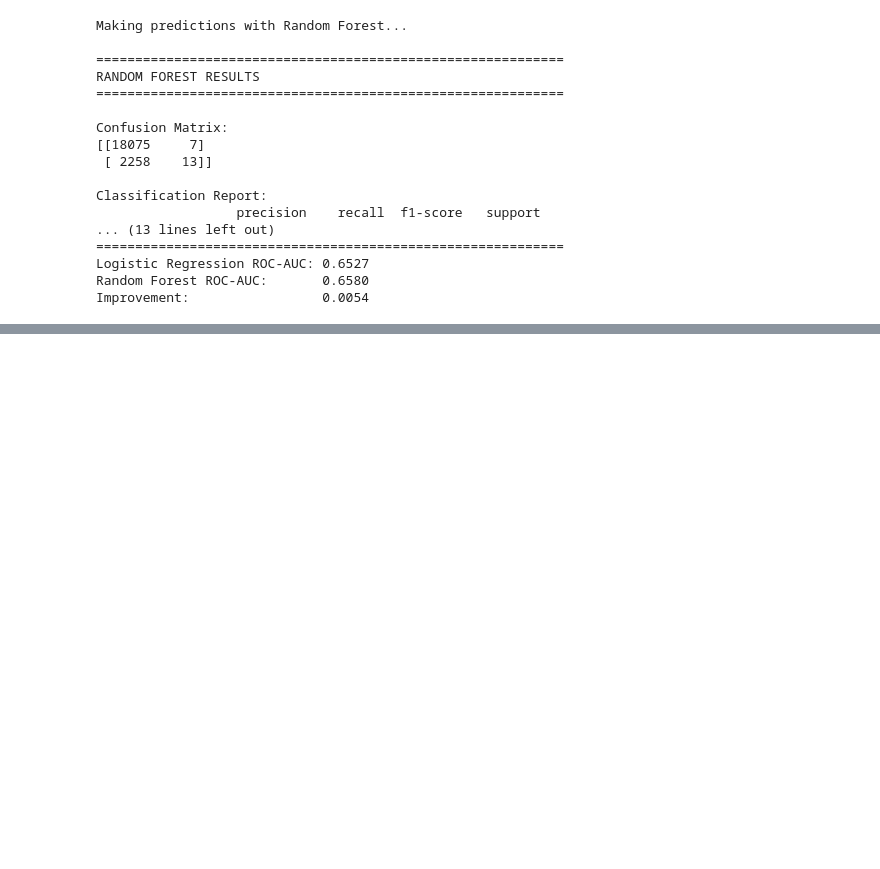
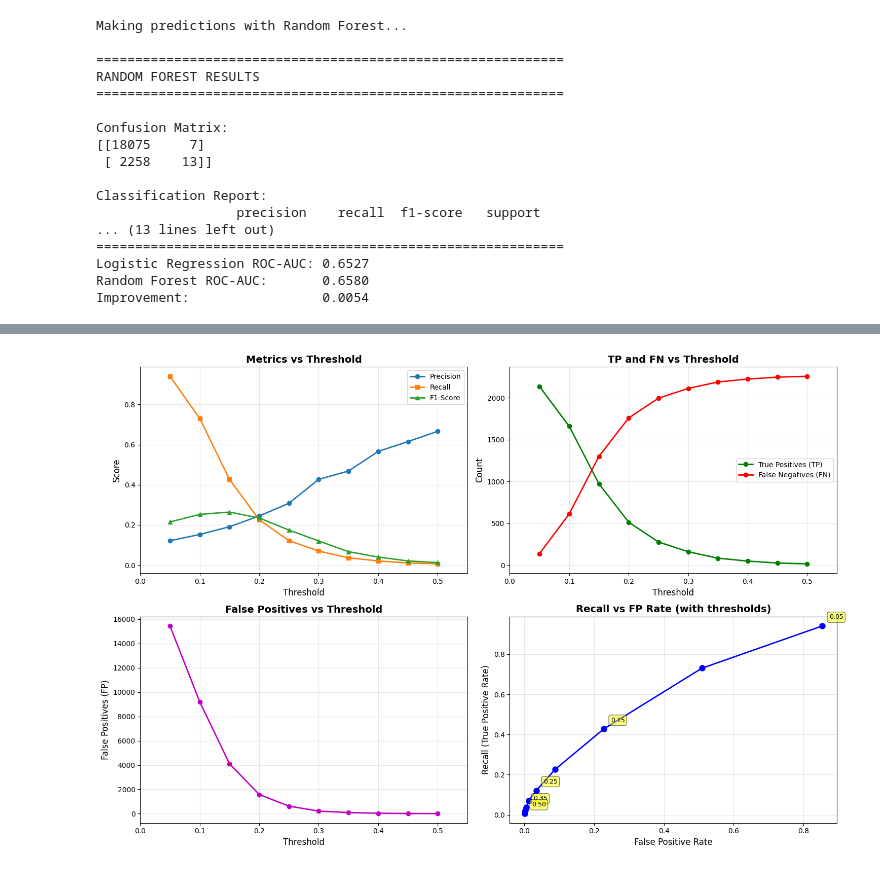
Before and after one commit to onchonga-programmer/patients-readmission, a Jupyter notebook: patient_readmission_cdss/notebooks/1_eda.ipynb, the cells around one changed output, grey strips where cells are left out. Saved outputs shown, nothing was run; the diff lists cells and outputs as text; code cells hidden in the pictures; blank space fills up the shorter version.

Commit message:
threshold tuning

```diff
--- a/patient_readmission_cdss/notebooks/1_eda.ipynb
+++ b/patient_readmission_cdss/notebooks/1_eda.ipynb
@@ -1406,0 +1498,58 @@ Improvement:                 0.0054
+# %%
+# Visualize threshold performance
+import matplotlib.pyplot as plt
+
+fig, axes = plt.subplots(2, 2, figsize=(15, 10))
+
+# Plot 1: Precision, Recall, F1-Score vs Threshold
+ax1 = axes[0, 0]
+ax1.plot(results_df['threshold'], results_df['precision'], 'o-', label='Precision', linewidth=2)
+ax1.plot(results_df['threshold'], results_df['recall'], 's-', label='Recall', linewidth=2)
+ax1.plot(results_df['threshold'], results_df['f1_score'], '^-', label='F1-Score', linewidth=2)
+ax1.set_xlabel('Threshold', fontsize=12)
+ax1.set_ylabel('Score', fontsize=12)
+ax1.set_title('Metrics vs Threshold', fontsize=14, fontweight='bold')
+ax1.legend()
+ax1.grid(True, alpha=0.3)
+ax1.set_xlim(0, 0.55)
+
+# Plot 2: True Positives and False Negatives vs Threshold
+ax2 = axes[0, 1]
+ax2.plot(results_df['threshold'], results_df['tp'], 'go-', label='True Positives (TP)', linewidth=2)
+ax2.plot(results_df['threshold'], results_df['fn'], 'ro-', label='False Negatives (FN)', linewidth=2)
+ax2.set_xlabel('Threshold', fontsize=12)
+ax2.set_ylabel('Count', fontsize=12)
+ax2.set_title('TP and FN vs Threshold', fontsize=14, fontweight='bold')
+ax2.legend()
+ax2.grid(True, alpha=0.3)
+ax2.set_xlim(0, 0.55)
+
+# Plot 3: False Positives vs Threshold
+ax3 = axes[1, 0]
+ax3.plot(results_df['threshold'], results_df['fp'], 'mo-', linewidth=2)
+ax3.set_xlabel('Threshold', fontsize=12)
+ax3.set_ylabel('False Positives (FP)', fontsize=12)
+ax3.set_title('False Positives vs Threshold', fontsize=14, fontweight='bold')
+ax3.grid(True, alpha=0.3)
+ax3.set_xlim(0, 0.55)
+
+# Plot 4: ROC-like curve (Recall vs FP Rate)
+ax4 = axes[1, 1]
+total_negatives = results_df['tn'].iloc[0] + results_df['fp'].iloc[0]
+fp_rate = results_df['fp'] / total_negatives
+ax4.plot(fp_rate, results_df['recall'], 'bo-', linewidth=2, markersize=8)
+# Annotate some key thresholds
+for i in [0, 2, 4, 6, 9]:
+    ax4.annotate(f"{results_df['threshold'].iloc[i]:.2f}",
+                xy=(fp_rate.iloc[i], results_df['recall'].iloc[i]),
+                xytext=(10, 10), textcoords='offset points',
+                fontsize=9, bbox=dict(boxstyle='round,pad=0.3', facecolor='yellow', alpha=0.5))
+ax4.set_xlabel('False Positive Rate', fontsize=12)
+ax4.set_ylabel('Recall (True Positive Rate)', fontsize=12)
+ax4.set_title('Recall vs FP Rate (with thresholds)', fontsize=14, fontweight='bold')
+ax4.grid(True, alpha=0.3)
+
+plt.tight_layout()
+plt.show()
+# %% [output]
+[figure, added]
```
Also changed, not shown: parts of 9 cells of this notebook.
